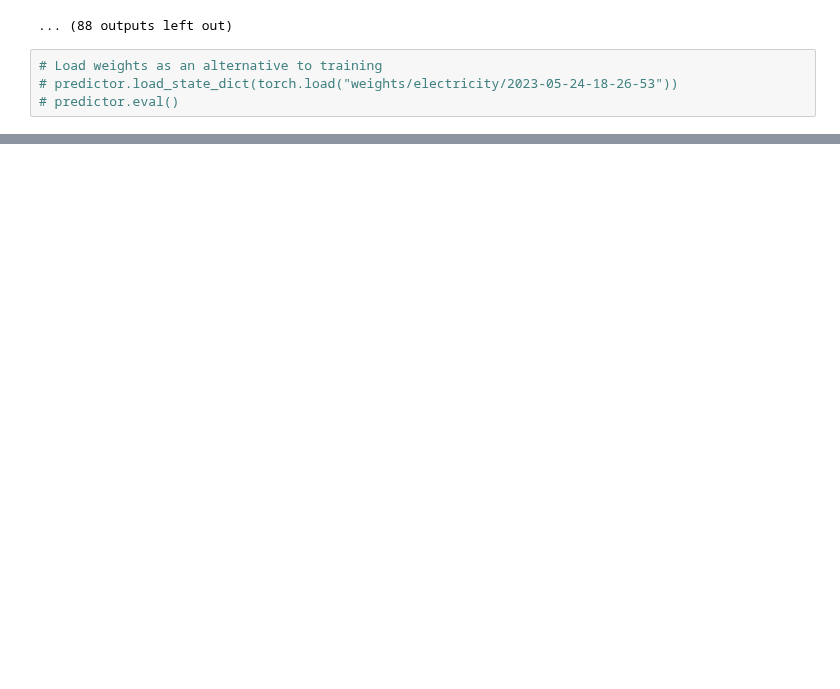
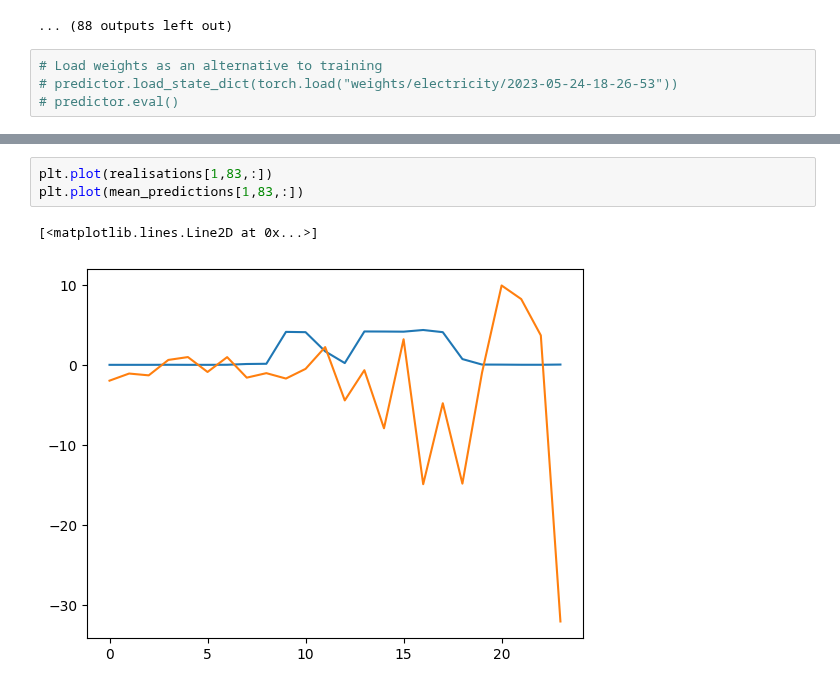
Before and after one commit to EdvardJSHolen/Final-Year-Project, a Jupyter notebook: TimeFusion/examples/electricity.ipynb, the cells around one changed output, grey strips where cells are left out. Saved outputs shown, nothing was run; the diff lists cells and outputs as text; blank space fills up the shorter version.

```diff
--- a/TimeFusion/examples/electricity.ipynb
+++ b/TimeFusion/examples/electricity.ipynb
@@ -211,0 +247,6 @@ CRPS_sum: 8.51425270239512 Variogram_score: 0.07106198107271981
+# %%
+plt.plot(realisations[1,83,:])
+plt.plot(mean_predictions[1,83,:])
+# %% [output]
+[<matplotlib.lines.Line2D at 0x...>]
+[figure, added]
```
Also changed, not shown: parts of 13 cells of this notebook, 1 other file.
